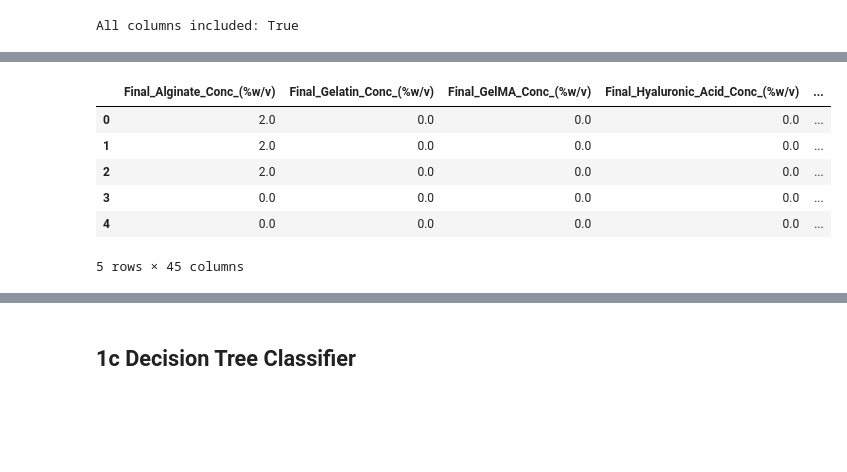
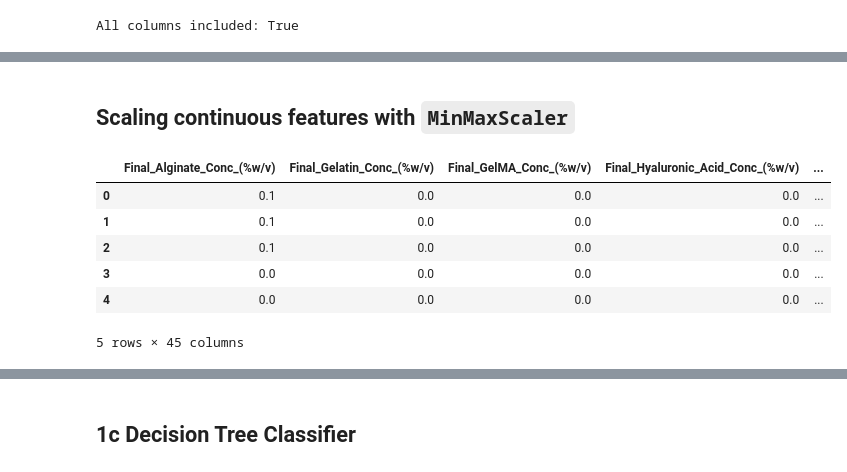
Before and after one commit to dlkt101101/AMATH445, a Jupyter notebook: AMATH445_A1.ipynb, the cells around one changed output, grey strips where cells are left out. Cells and saved outputs as stored; diff of their text form; code cells hidden in the pictures; blank space fills up the shorter version.

```diff
--- a/AMATH445_A1.ipynb
+++ b/AMATH445_A1.ipynb
@@ -133,0 +180,7 @@ df[remaing_missing_numerical_cols] = knnimputer.fit_transform(df[remaing_missing
+# %%
+ohe = OneHotEncoder(sparse_output=False, drop="first").set_output(transform="pandas")
+# %%
+encoded_data = ohe.fit_transform(df[cols_object])
+df_encoded = df.drop(columns=cols_object).join(encoded_data)
+
+df_encoded.head()
@@ -134,10 +195,17 @@ df[remaing_missing_numerical_cols] = knnimputer.fit_transform(df[remaing_missing
+# %% [markdown]
+## Scaling continuous features with `MinMaxScaler`
+# %%
+minmaxScaler = MinMaxScaler().set_output(transform="pandas")
+# %%
+df_encoded[cols_numericals] = minmaxScaler.fit_transform(df_encoded[cols_numericals])
+df_encoded_scaled = df_encoded.copy()
 # %%
-df.head()
+df_encoded_scaled.head()
 # %% [output]
 |  | Final_Alginate_Conc_(%w/v) | Final_Gelatin_Conc_(%w/v) | Final_GelMA_Conc_(%w/v) | Final_Hyaluronic_Acid_Conc_(%w/v) | ... |
-| 0 | 2.0 | 0.0 | 0.0 | 0.0 | ... |
-| 1 | 2.0 | 0.0 | 0.0 | 0.0 | ... |
-| 2 | 2.0 | 0.0 | 0.0 | 0.0 | ... |
+| 0 | 0.1 | 0.0 | 0.0 | 0.0 | ... |
+| 1 | 0.1 | 0.0 | 0.0 | 0.0 | ... |
+| 2 | 0.1 | 0.0 | 0.0 | 0.0 | ... |
 | 3 | 0.0 | 0.0 | 0.0 | 0.0 | ... |
 | 4 | 0.0 | 0.0 | 0.0 | 0.0 | ... |
 5 rows × 45 columns
```
Also changed, not shown: parts of 43 cells of this notebook.
